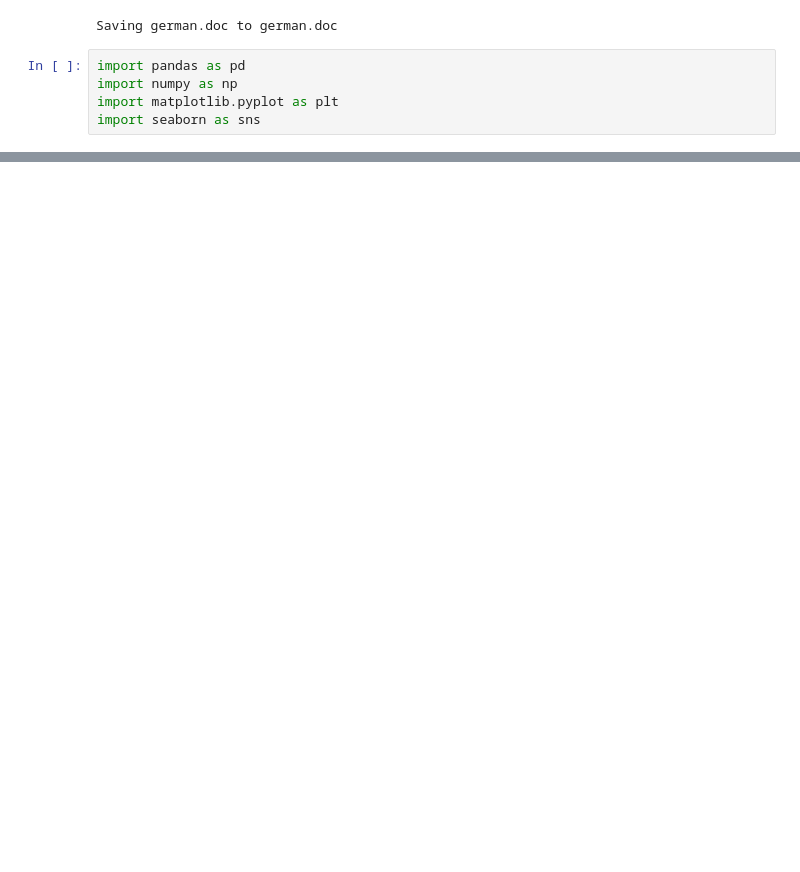
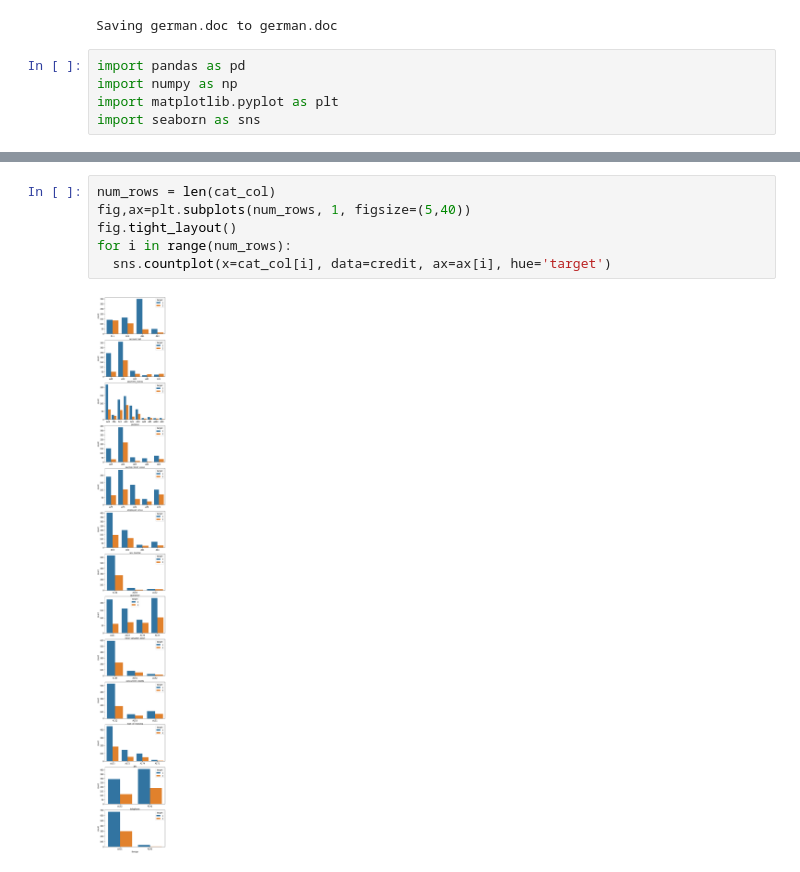
Before and after one commit to shreyansh273/GTx_6501, a Jupyter notebook: Week_4.ipynb, the cells around one changed output, grey strips where cells are left out. Drawn from its saved outputs; the diff is of its cells as text; blank space fills up the shorter version.

```diff
--- a/Week_4.ipynb
+++ b/Week_4.ipynb
@@ -73,0 +116,8 @@ than it is to class a customer as bad when they are good (1).
+# %%
+num_rows = len(cat_col)
+fig,ax=plt.subplots(num_rows, 1, figsize=(5,40))
+fig.tight_layout()
+for i in range(num_rows):
+  sns.countplot(x=cat_col[i], data=credit, ax=ax[i], hue='target')
+# %% [output]
+[figure, added]
```
Also changed, not shown: parts of 13 cells of this notebook.
